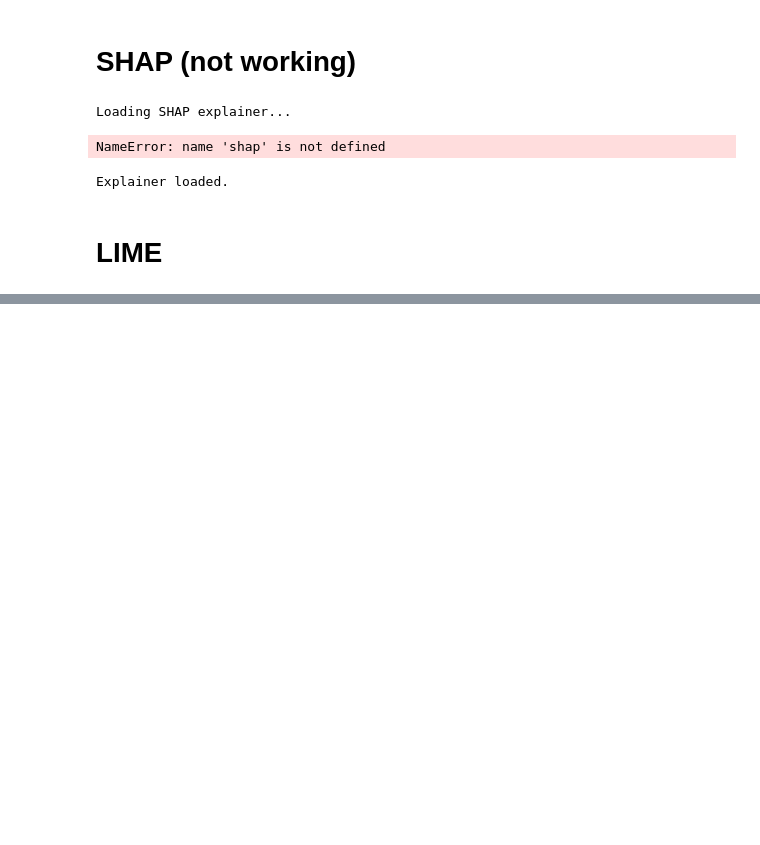
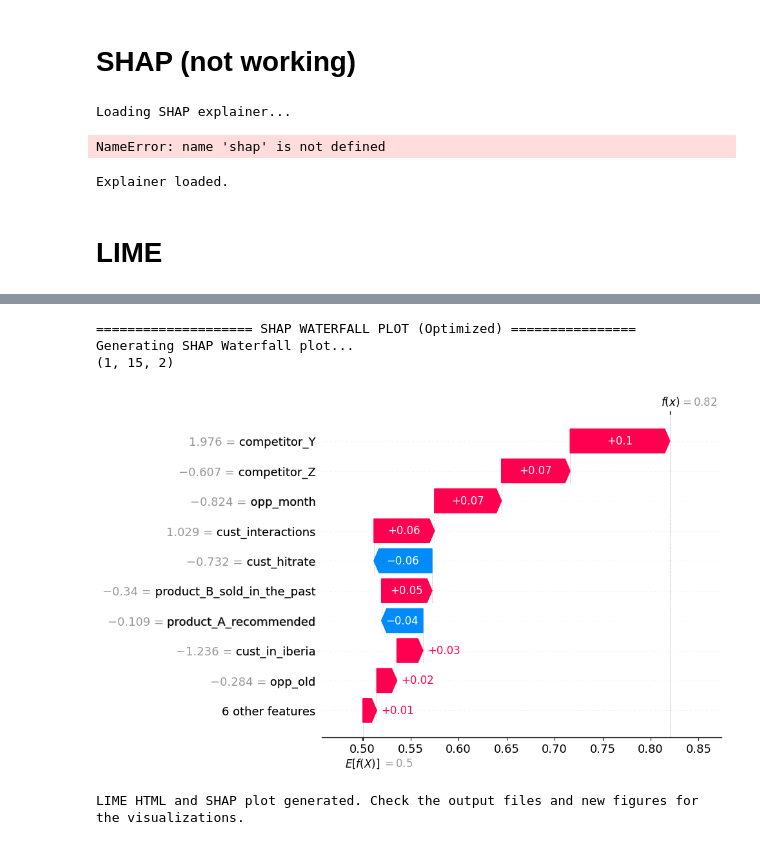
Before and after one commit to alex-touza/datathon-2025, a Jupyter notebook: main_random_forest.ipynb, the cells around one changed output, grey strips where cells are left out. Saved outputs shown, nothing was run; the diff lists cells and outputs as text; code cells hidden in the pictures; blank space fills up the shorter version.

Commit message:
random forest feature importance

```diff
--- a/main_random_forest.ipynb
+++ b/main_random_forest.ipynb
@@ -216,3 +217,73 @@ plt.savefig("rf_shap_dependence_plot_80_20.png", bbox_inches='tight')
 plt.close()
 # %% [markdown]
 # LIME
+# %%
+from sklearn.preprocessing import StandardScaler
+import lime
+import lime.lime_tabular
+import matplotlib.pyplot as plt
+import joblib
+
+feature_names = X_train.columns
+
+instance_index = 4
+scaler = StandardScaler()
+X_train_scaled = scaler.fit_transform(X_train)
+X_test_scaled = scaler.transform(X_test)
+
+data_for_lime = X_test_scaled[instance_index]
+original_values = X_test.iloc[instance_index]
+
+print("\n" + "="*20 + " LIME EXPLANATION " + "="*20)
+
+lime_explainer = lime.lime_tabular.LimeTabularExplainer(
+    training_data=X_train_scaled,
+    mode='classification',
+    feature_names=feature_names.tolist(),
+    class_names=['Lost (Class 0)', 'Won (Class 1)'],
+    discretize_continuous=False,
+    random_state=42
+)
+
+lime_explanation = lime_explainer.explain_instance(
+    data_row=data_for_lime,
+    predict_fn=model.predict_proba,
+    num_features=10
+)
+
+print("\nLIME Explanation (Rules that led to this specific prediction):")
+for feature, weight in lime_explanation.as_list():
+    print(f"  - {feature}: Contributed {weight:.4f} to the prediction")
+
+print("\nGenerating LIME explanation plot...")
+
+from IPython.display import display, HTML  # Correct import for IPython 9+
+
+# Avoid lime's show_in_notebook (which uses a broken import)
+# and render the HTML manually.
+lime_html = lime_explanation.as_html(show_table=True)
+display(HTML(lime_html))
+
+# --- 2. SHAP WATERFALL PLOT ---
+print("\n" + "="*20 + " SHAP WATERFALL PLOT (Optimized) " + "="*16)
+
+# Initialize the SHAP Tree Explainer
+shap_explainer = shap.TreeExplainer(model)
+
+# **OPTIMIZATION FIX:** Calculate SHAP values ONLY for the single instance.
+# We wrap the single instance data back into a DataFrame to ensure feature names are attached.
+single_instance_df = pd.DataFrame(data_for_lime.reshape(1, -1), columns=feature_names)
+
+# Calculate SHAP values for only this one instance
+# This is drastically faster than calculating the entire test set.
+shap_values_instance = shap_explainer(single_instance_df)
+
+# The Waterfall plot takes the specific Explanation object (index 0 is the only one)
+print("Generating SHAP Waterfall plot...")
+print(shap_values_instance.shape)
+shap.plots.waterfall(shap_values_instance[0, :, 1])
+
+plt.show()
+
+print("\nLIME HTML and SHAP plot generated. Check the output files and new figures for the visualizations.")
+# %% [output]
@@ -218,0 +306,5 @@ plt.close()
+==================== SHAP WATERFALL PLOT (Optimized) ================
+Generating SHAP Waterfall plot...
+(1, 15, 2)
+[figure, added]
+LIME HTML and SHAP plot generated. Check the output files and new figures for the visualizations.
```
Also changed, not shown: parts of 4 cells of this notebook, 1 other file.
